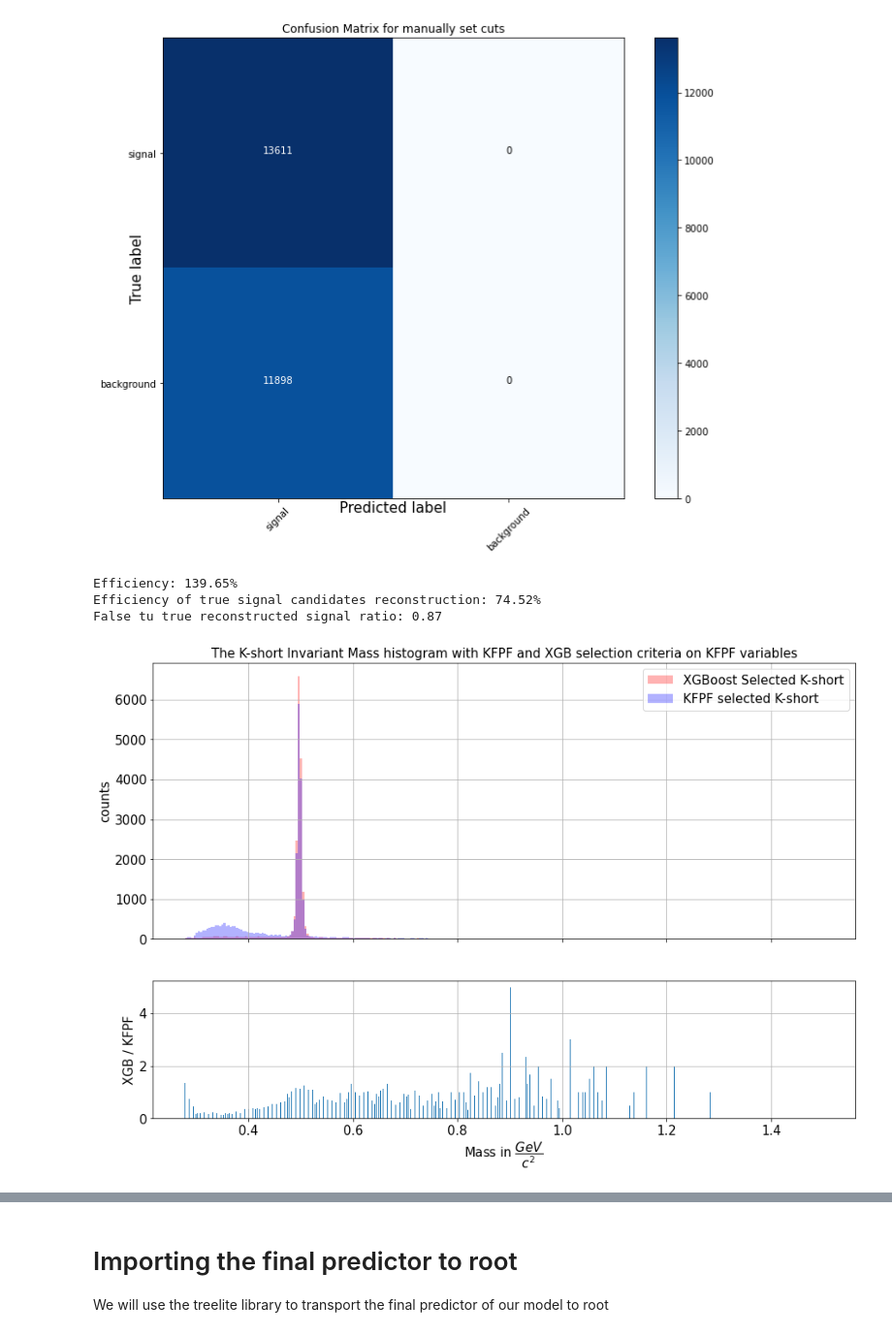
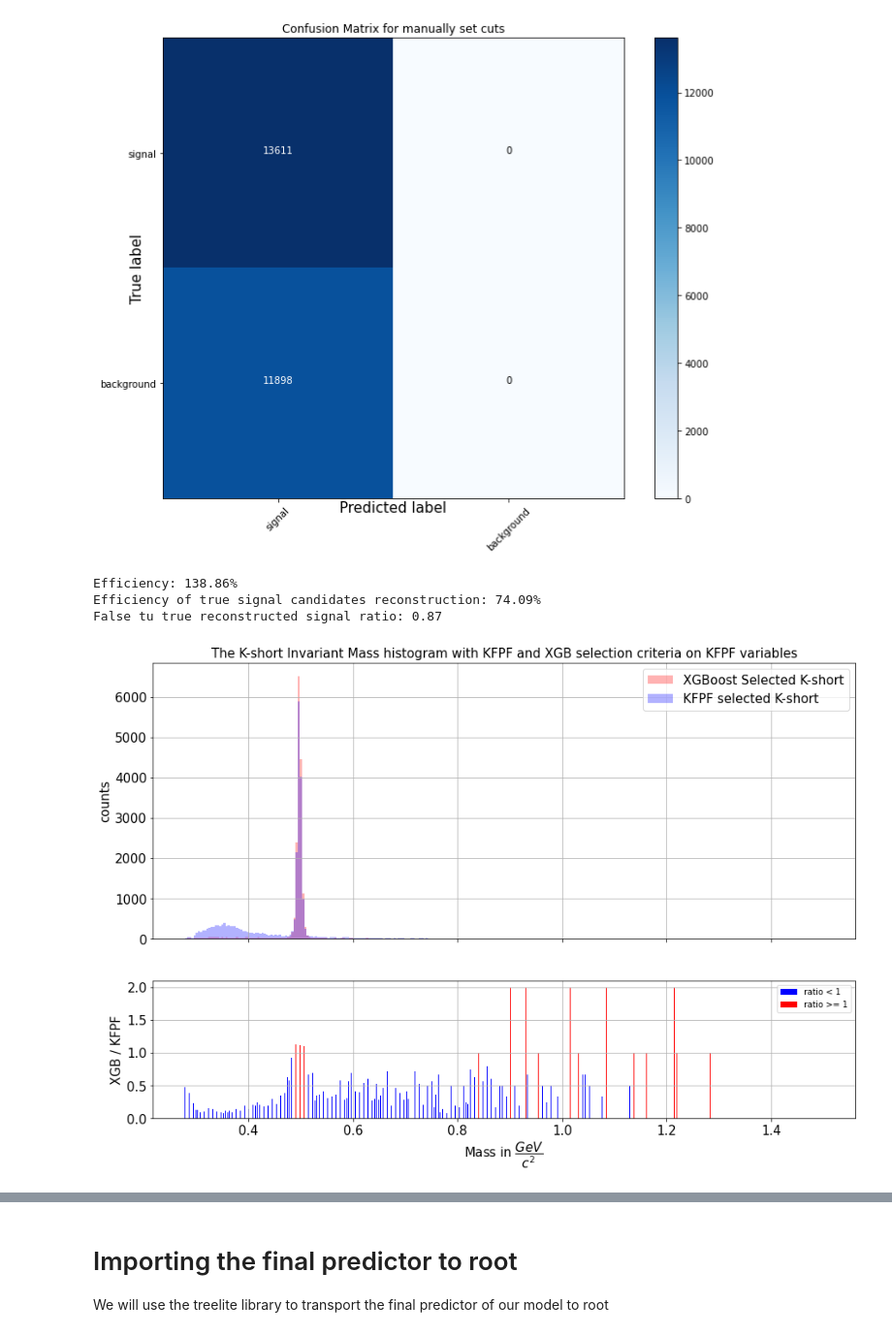
Before and after one commit to julnow/JupyterNotebooks, a Jupyter notebook: kaon_xbg_clean_v1.ipynb, the cells around one changed output, grey strips where cells are left out. Shown at 97% size. Saved outputs shown, nothing was run; the diff lists cells and outputs as text; code cells hidden in the pictures.

Commit message:
division ratio added

```diff
--- a/kaon_xbg_clean_v1.ipynb
+++ b/kaon_xbg_clean_v1.ipynb
@@ -3,8 +3,8 @@ Variables of filenames
 # %%
 #PLAINTREE FILES NAMES
 directory='/Users/julnow/gsi/cbm/ML/JupyterNotebooks/'
-signalFileName = directory + 'PlainTree_100kSign.root'
-backgroundFileName = directory + 'PlainTree_5kBckgr.root'
+signalFileName = directory + 'PlainTree_500kSign.root'
+backgroundFileName = directory + 'PlainTree_10kBckgr.root'
 allFileName = directory + 'PlainTree_20kAll.root'
 # %%
 !git clone https://github.com/shahidzk1/CBM_ML_Lambda_Library.git
@@ -94,7 +94,7 @@ bckgr = bckgr[(bckgr['Candidates_generation'] < 1)
                  & ((bckgr['Candidates_mass'] > lower5SigmaCutBckgr)
                  & (bckgr['Candidates_mass'] < lower5SigmaCutSign) | (bckgr['Candidates_mass']>upper5SigmaCutSign)
                     & (bckgr['Candidates_mass'] < upper5SigmaCutBckgr))
-             ].sample(n=5*(sign.shape[0])) #we select bckgr so that we have 5*more entries that for signal
+             ].sample(n=3*(sign.shape[0])) #we select bckgr so that we have 4*more entries that for signal (before cleaning)
 
 #Also call the garbage collector of python to collect unused items to free memory
 gc.collect()
@@ -201,6 +201,8 @@ df_origin.columns = df_origin.columns.str.replace('_', '')
 df_origin = df_origin.drop(columns=['xerror', 'yerror', 'zerror', 'daughter1id', 'daughter2id', 'pid', 'pTerr', 'etaerr', 'masserr', 'phierr']).rename(columns={'generation' : 'issignal'})
 df_clean = clean_df(df_origin)
 del df_origin
+#lets shuffle data
+df_clean= df_clean.sample(frac=1)
 gc.collect()
 #lets look at impoted tree
 df_clean.iloc[0:10,:]
@@ -682,8 +684,8 @@ Confusion matrix, without normalization
 # %%
 confustion_stats(df_clean, cnf_matrix1)
 # %% [output]
-Efficiency: 139.65%
-Efficiency of true signal candidates reconstruction: 74.52%
+Efficiency: 138.86%
+Efficiency of true signal candidates reconstruction: 74.09%
 False tu true reconstructed signal ratio: 0.87
 # %%
 cut3 = test_best
@@ -698,39 +700,66 @@ range1= (lowerMassCut, upperMassCut)
 fig, axs = plt.subplots(2, 1,figsize=(15,10), sharex=True,  gridspec_kw={'width_ratios': [10],
                            'height_ratios': [8,4]})
 
 ns, bins, patches=axs[0].hist((df3['mass']),bins = 300, range=range1, facecolor='red',alpha = 0.3)
 ns1, bins1, patches1=axs[0].hist((new_check_set['mass']),bins = 300, range=range1,facecolor='blue',alpha = 0.3)
 #plt.xlabel("Mass in GeV", fontsize = 15)
 axs[0].set_ylabel("counts", fontsize = 15)
 #axs[0].grid()
 axs[0].legend(('XGBoost Selected K-short','KFPF selected K-short'), fontsize = 15, loc='upper right')
 
 #plt.rcParams["legend.loc"] = 'upper right'
 axs[0].set_title("The K-short Invariant Mass histogram with KFPF and XGB selection criteria on KFPF variables", fontsize = 15)
 axs[0].grid()
 axs[0].tick_params(axis='both', which='major', labelsize=15)
 #fig.savefig("whole_sample_invmass_with_ML.png")
 
 
 hist1, bin_edges1 = np.histogram(df3['mass'],range=(lowerMassCut, upperMassCut), bins=300)
 hist2, bin_edges2 = np.histogram(new_check_set['mass'],range=(lowerMassCut, upperMassCut), bins=300)
 
-#makes sense to have only positive values
-diff = (hist1 - hist2)
-axs[1].bar(bins[:-1],     # this is what makes it comparable
-        ns / ns1, # maybe check for div-by-zero!
-        width=0.001)
+#ratio checked with division by 0
+ratioBlue = [] #ratio smaller than 1
+ratioRed = [] # ratio bigger than 1
+for i in range(len(ns1)):
+    if (ns1[i] != 0):
+        ratio = ns[i] / ns1[i]
+        if (ratio < 1):
+            ratioBlue.append(ratio)
+            ratioRed.append(0)
+        else:
+            ratioBlue.append(0)
+            ratioRed.append(ratio)
+    else:
+        ratioBlue.append(0)
+        ratioRed.append(0)
+#col = []
+# for val in ratio:
+#     if val < 1:
+#         col.append('blue')
+#     else:
+#         col.append('red')
+axs[1].bar(bins[:-1],
+        ratioBlue,
+        width=0.001,
+        color = 'blue',
+        label='ratio < 1')
+axs[1].bar(bins[:-1],
+        ratioRed,
+        width=0.001,
+        color = 'red',
+        label='ratio >= 1')
+axs[1].legend( loc='upper right')
 plt.xlabel("Mass in $\dfrac{GeV}{c^2}$", fontsize = 15)
 axs[1].set_ylabel("XGB / KFPF", fontsize = 15)
 axs[1].grid()
 axs[1].tick_params(axis='both', which='major', labelsize=15)
 
 plt.show()
 fig.tight_layout()
 fig.savefig(directory+'img/xgb/kaon_inv_mass_comparison.pdf')
 fig.savefig(directory+'img/xgb/kaon_inv_mass_comparison.png')
 # %% [output]
-[figure, old version]
+[figure, new version]
 # %%
 #del x,y,x_test,y_test,x_whole,y_whole,dtest,dtrain,dtest1,df3,df_clean,df_scaled
 gc.collect()
```
Also changed, not shown: parts of 19 cells of this notebook, 13 other files.
